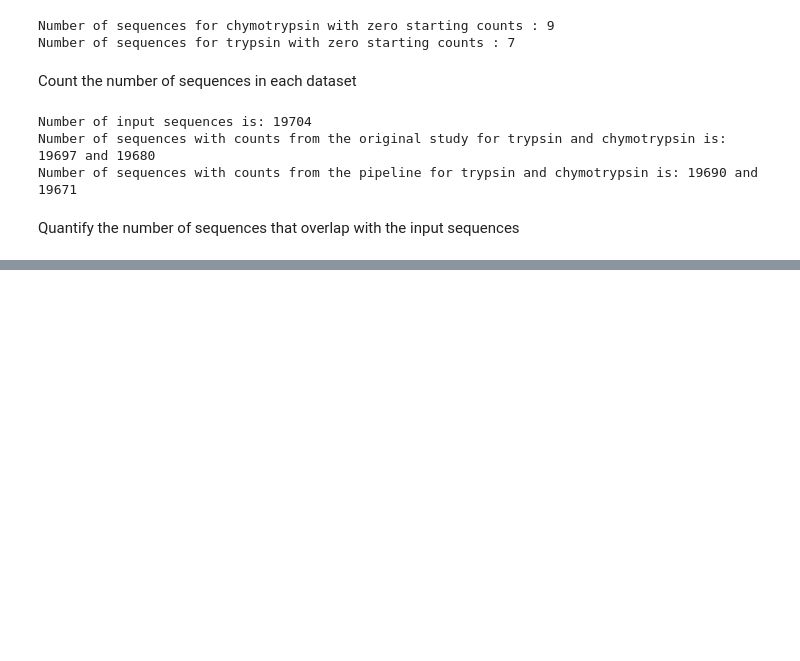
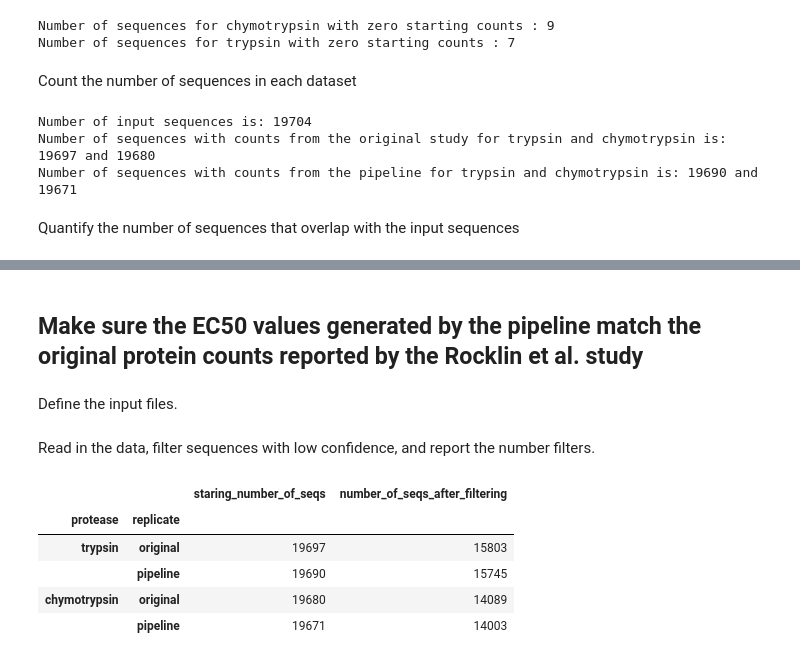
Before and after one commit to Haddox/prot_stab_analysis_pipeline, a Jupyter notebook: analysis_code.ipynb, the cells around one changed output, grey strips where cells are left out. Drawn from its saved outputs; the diff is of its cells as text; code cells hidden in the pictures; blank space fills up the shorter version.

```diff
--- a/analysis_code.ipynb
+++ b/analysis_code.ipynb
@@ -280,0 +217,4 @@ for (i, row) in summary_df.iterrows():
+# %% [markdown]
+## Make sure the EC50 values generated by the pipeline match the original protein counts reported by the Rocklin et al. study
+# %% [markdown]
+Define the input files.
@@ -280,0 +234,48 @@ for (i, row) in summary_df.iterrows():
+# %% [markdown]
+Read in the data, filter sequences with low confidence, and report the number filters.
+# %%
+summary_dict = {
+    key : []
+    for key in ['protease', 'replicate', 'staring_number_of_seqs', 'number_of_seqs_after_filtering']
+}
+
+trypsin_ec50_df = pandas.DataFrame()
+chymo_ec50_df = pandas.DataFrame()
+for (protease, files_d) in [('trypsin', trypsin_files), ('chymotrypsin', chymo_files)]:
+
+    for replicate in files_d:
+
+        # Read in data
+        infile = files_d[replicate]
+        df = pandas.read_csv(infile, sep='\t')
+        df.set_index('name', inplace=True)
+
+        # Throw out sequences where the 95% CI of the EC50 is greater than 0.95 * EC50
+        summary_dict['protease'].append(protease)
+        summary_dict['replicate'].append(replicate)
+        summary_dict['staring_number_of_seqs'].append(len(df.index.values))
+        df = df[df['ec50_95ci'] < 0.95 * df['ec50']]
+        summary_dict['number_of_seqs_after_filtering'].append(len(df.index.values))
+
+        # Rename the `ec50` column with the name of the replicate
+        df.rename(index=str, columns={'ec50' : replicate}, inplace=True)
+
+        if protease == 'trypsin':
+            trypsin_ec50_df = trypsin_ec50_df.merge(
+                df[[replicate]], left_index=True, right_index=True, how='outer'
+            )
+        elif protease == 'chymotrypsin':
+            chymo_ec50_df = chymo_ec50_df.merge(
+                df[[replicate]], left_index=True, right_index=True, how='outer'
+            )
+
+summary_df = pandas.DataFrame.from_dict(summary_dict)
+summary_df.set_index(['protease', 'replicate'], inplace=True)
+summary_df[['staring_number_of_seqs', 'number_of_seqs_after_filtering']]
+# %% [output]
+|  |  | staring_number_of_seqs | number_of_seqs_after_filtering |
+| protease | replicate |  |  |
+| trypsin | original | 19697 | 15803 |
+|  | pipeline | 19690 | 15745 |
+| chymotrypsin | original | 19680 | 14089 |
+|  | pipeline | 19671 | 14003 |
```
Also changed, not shown: parts of 21 cells of this notebook, 3 other files.
